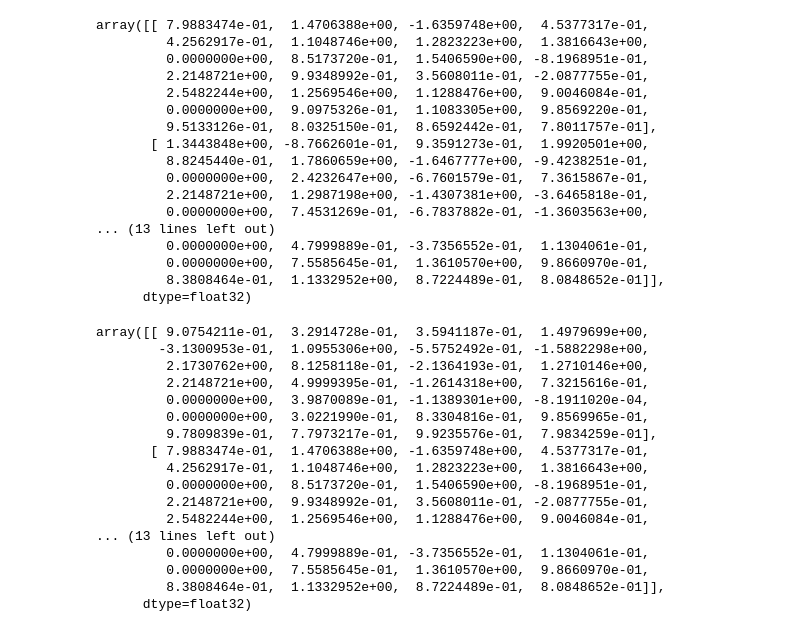
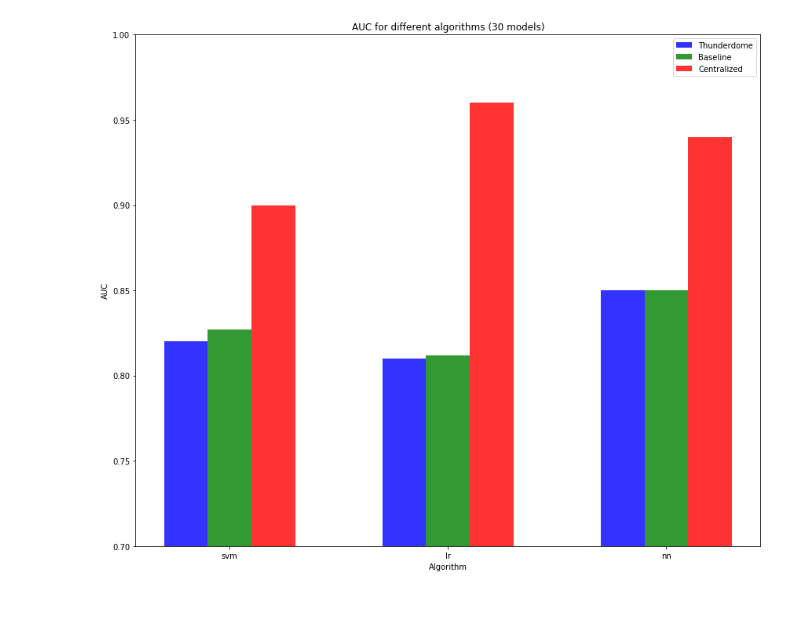
Before and after one commit to alisakhatipova/Parallel-Machine-Learning, a Jupyter notebook: main.ipynb, the cells around one changed output. Cells and saved outputs as stored; diff of their text form; code cells hidden in the pictures; blank space fills up the shorter version.

```diff
--- a/main.ipynb
+++ b/main.ipynb
@@ -83,21 +4,0 @@ y.shape
-# %%
-
-qwe
-# %% [output]
-array([[ 7.9883474e-01,  1.4706388e+00, -1.6359748e+00,  4.5377317e-01,
-         4.2562917e-01,  1.1048746e+00,  1.2823223e+00,  1.3816643e+00,
-         0.0000000e+00,  8.5173720e-01,  1.5406590e+00, -8.1968951e-01,
-         2.2148721e+00,  9.9348992e-01,  3.5608011e-01, -2.0877755e-01,
-         2.5482244e+00,  1.2569546e+00,  1.1288476e+00,  9.0046084e-01,
-         0.0000000e+00,  9.0975326e-01,  1.1083305e+00,  9.8569220e-01,
-         9.5133126e-01,  8.0325150e-01,  8.6592442e-01,  7.8011757e-01],
-       [ 1.3443848e+00, -8.7662601e-01,  9.3591273e-01,  1.9920501e+00,
-         8.8245440e-01,  1.7860659e+00, -1.6467777e+00, -9.4238251e-01,
-         0.0000000e+00,  2.4232647e+00, -6.7601579e-01,  7.3615867e-01,
-         2.2148721e+00,  1.2987198e+00, -1.4307381e+00, -3.6465818e-01,
-         0.0000000e+00,  7.4531269e-01, -6.7837882e-01, -1.3603563e+00,
-... (13 lines left out)
-         0.0000000e+00,  4.7999889e-01, -3.7356552e-01,  1.1304061e-01,
-         0.0000000e+00,  7.5585645e-01,  1.3610570e+00,  9.8660970e-01,
-         8.3808464e-01,  1.1332952e+00,  8.7224489e-01,  8.0848652e-01]],
-      dtype=float32)
@@ -106,20 +5,39 @@ np.random.shuffle(qwe)
-# %%
-qwe
-# %% [output]
-array([[ 9.0754211e-01,  3.2914728e-01,  3.5941187e-01,  1.4979699e+00,
-        -3.1300953e-01,  1.0955306e+00, -5.5752492e-01, -1.5882298e+00,
-         2.1730762e+00,  8.1258118e-01, -2.1364193e-01,  1.2710146e+00,
-         2.2148721e+00,  4.9999395e-01, -1.2614318e+00,  7.3215616e-01,
-         0.0000000e+00,  3.9870089e-01, -1.1389301e+00, -8.1911020e-04,
-         0.0000000e+00,  3.0221990e-01,  8.3304816e-01,  9.8569965e-01,
-         9.7809839e-01,  7.7973217e-01,  9.9235576e-01,  7.9834259e-01],
-       [ 7.9883474e-01,  1.4706388e+00, -1.6359748e+00,  4.5377317e-01,
-         4.2562917e-01,  1.1048746e+00,  1.2823223e+00,  1.3816643e+00,
-         0.0000000e+00,  8.5173720e-01,  1.5406590e+00, -8.1968951e-01,
-         2.2148721e+00,  9.9348992e-01,  3.5608011e-01, -2.0877755e-01,
-         2.5482244e+00,  1.2569546e+00,  1.1288476e+00,  9.0046084e-01,
-... (13 lines left out)
-         0.0000000e+00,  4.7999889e-01, -3.7356552e-01,  1.1304061e-01,
-         0.0000000e+00,  7.5585645e-01,  1.3610570e+00,  9.8660970e-01,
-         8.3808464e-01,  1.1332952e+00,  8.7224489e-01,  8.0848652e-01]],
-      dtype=float32)
+# %%
+algs = ['svm', 'lr', 'nn']
+# data to plot
+n_groups = 3
+res = [0.82, 0.8100, 0.85]
+baseline = [0.827, 0.8116, 0.85]
+simple = [0.9, 0.96, 0.94]
+
+# create plot
+fig, ax = plt.subplots(figsize=(12, 10))
+index = np.arange(n_groups)
+bar_width = 0.2
+opacity = 0.8
+ax.set_ylim(ymin=0.7)
+rects1 = plt.bar(index, res, bar_width,
+                 alpha=opacity,
+                 color='b',
+                 label='Thunderdome')
+
+rects2 = plt.bar(index + bar_width, baseline, bar_width,
+                 alpha=opacity,
+                 color='g',
+                 label='Baseline')
+
+rects2 = plt.bar(index + 2*bar_width, simple, bar_width,
+                 alpha=opacity,
+                 color='r',
+                 label='Centralized')
+
+plt.xlabel('Algorithm')
+plt.ylabel('AUC')
+plt.title('AUC for different algorithms (30 models)')
+plt.xticks(index + bar_width, algs)
+plt.legend()
+
+plt.tight_layout()
+plt.show()
+# %% [output]
+[figure, added]
```
Also changed, not shown: parts of 11 cells of this notebook, 4 other files.
